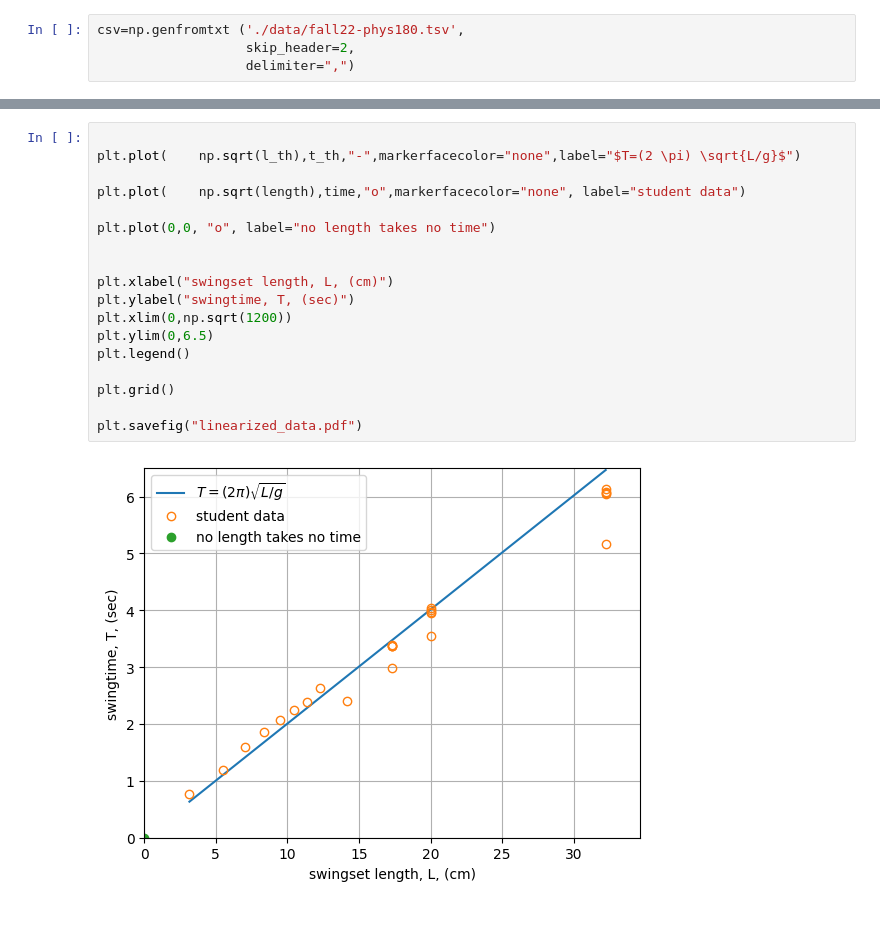
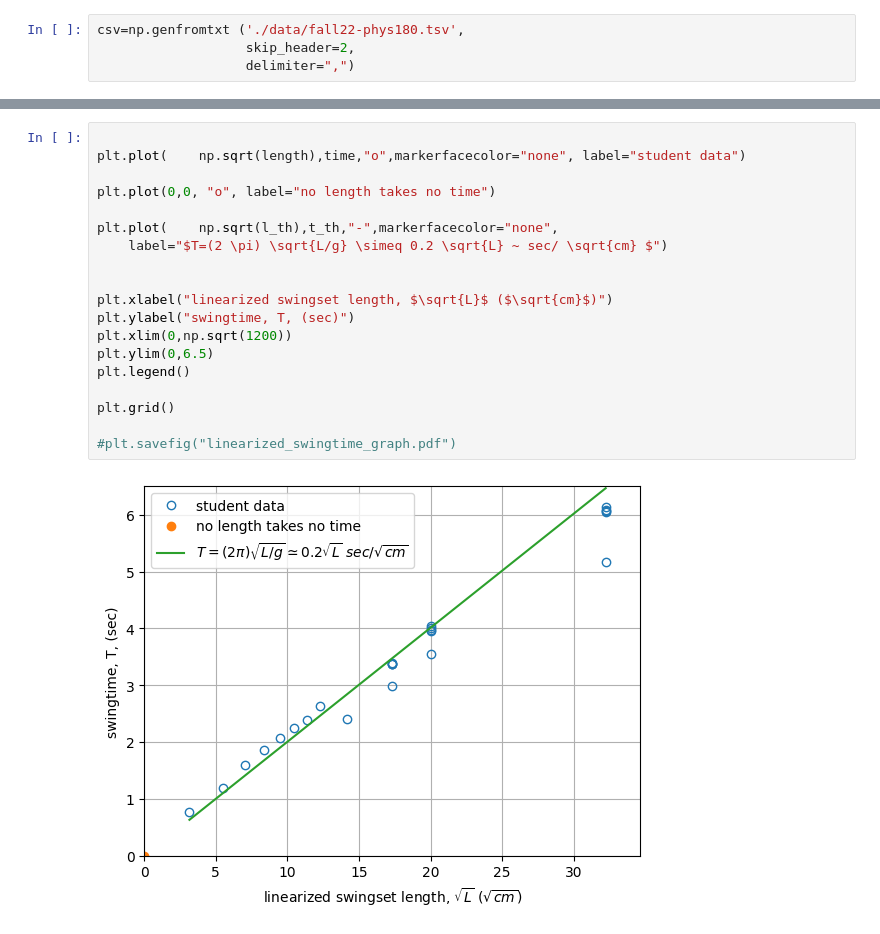
Before and after one commit to ntmoore/swingset-paper, a Jupyter notebook: make_figures/make_graphs.ipynb, the cells around one changed output, grey strips where cells are left out. Cells and saved outputs as stored; diff of their text form.

```diff
--- a/make_figures/make_graphs.ipynb
+++ b/make_figures/make_graphs.ipynb
@@ -35,20 +44,21 @@ plt.savefig("linear_data.pdf")
 # %%
-
-plt.plot(    np.sqrt(l_th),t_th,"-",markerfacecolor="none",label="$T=(2 \pi) \sqrt{L/g}$")
 
 plt.plot(    np.sqrt(length),time,"o",markerfacecolor="none", label="student data")
 
 plt.plot(0,0, "o", label="no length takes no time")
 
+plt.plot(    np.sqrt(l_th),t_th,"-",markerfacecolor="none",
+    label="$T=(2 \pi) \sqrt{L/g} \simeq 0.2 \sqrt{L} ~ sec/ \sqrt{cm} $")
 
-plt.xlabel("swingset length, L, (cm)")
+
+plt.xlabel("linearized swingset length, $\sqrt{L}$ ($\sqrt{cm}$)")
 plt.ylabel("swingtime, T, (sec)")
 plt.xlim(0,np.sqrt(1200))
 plt.ylim(0,6.5)
 plt.legend()
 
 plt.grid()
 
-plt.savefig("linearized_data.pdf")
+#plt.savefig("linearized_swingtime_graph.pdf")
 # %% [output]
-[figure, old version]
+[figure, new version]
```
Also changed, not shown: parts of 2 cells of this notebook, 9 other files.
